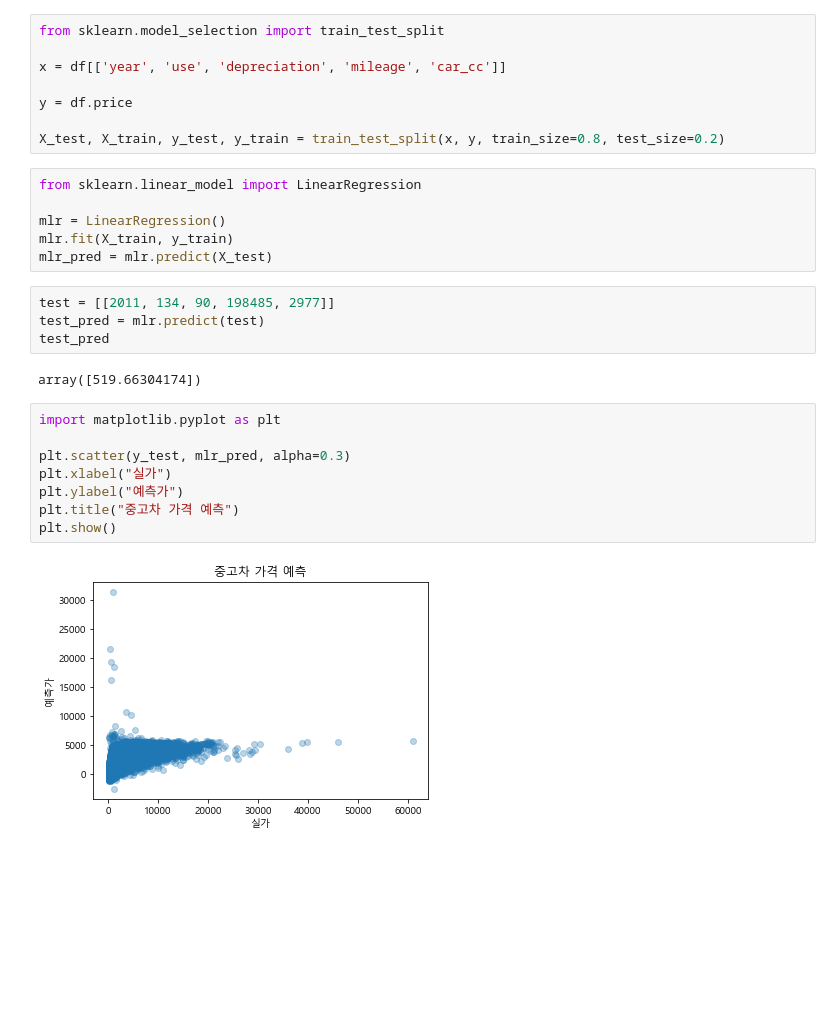
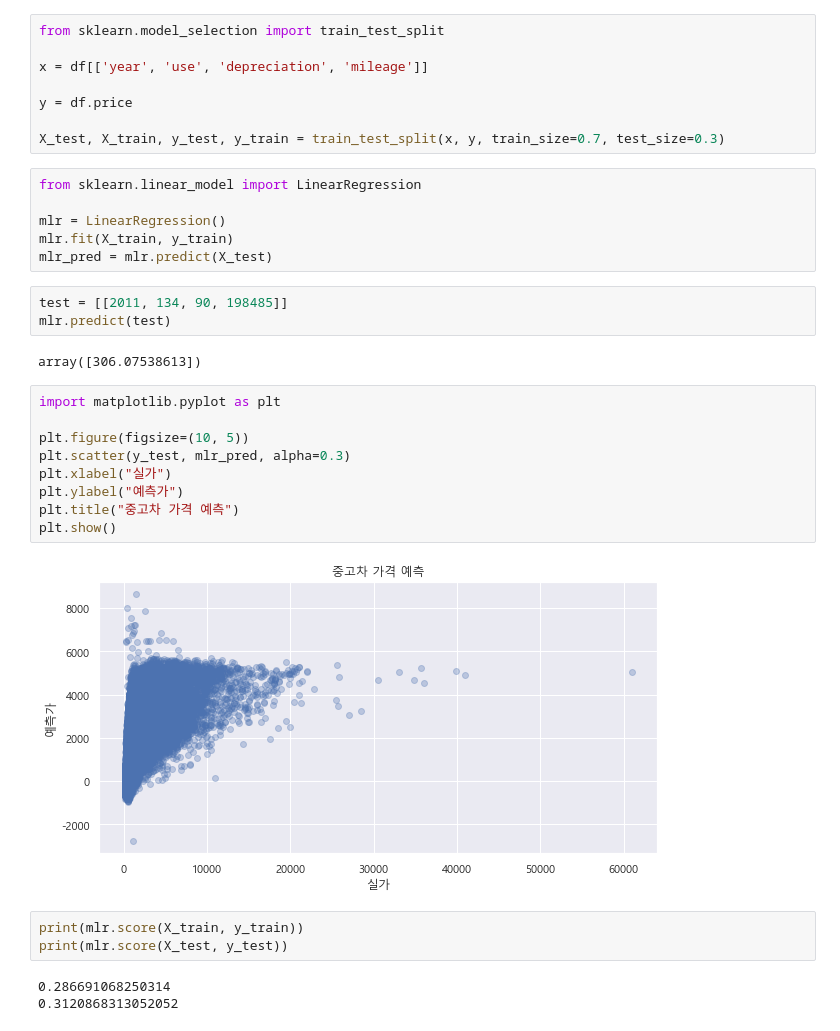
Before and after one commit to ethan528/Python, a Jupyter notebook: 중고차 시세 예측/중고차 가격예측.ipynb, the cells around one changed output. Drawn from its saved outputs; the diff is of its cells as text; blank space fills up the shorter version.

```diff
--- a/중고차 시세 예측/중고차 가격예측.ipynb
+++ b/중고차 시세 예측/중고차 가격예측.ipynb
@@ -60,11 +62,11 @@ df.corr(method='kendall').round(2)
 # %%
 from sklearn.model_selection import train_test_split
 
-x = df[['year', 'use', 'depreciation', 'mileage', 'car_cc']]
+x = df[['year', 'use', 'depreciation', 'mileage']]
 
 y = df.price
 
-X_test, X_train, y_test, y_train = train_test_split(x, y, train_size=0.8, test_size=0.2)
+X_test, X_train, y_test, y_train = train_test_split(x, y, train_size=0.7, test_size=0.3)
 # %%
 from sklearn.linear_model import LinearRegression
 
@@ -72,20 +74,26 @@ mlr = LinearRegression()
 mlr.fit(X_train, y_train)
 mlr_pred = mlr.predict(X_test)
 # %%
-test = [[2011, 134, 90, 198485, 2977]]
-test_pred = mlr.predict(test)
-test_pred
+test = [[2011, 134, 90, 198485]]
+mlr.predict(test)
 # %% [output]
-array([519.66304174])
+array([306.07538613])
 # %%
 import matplotlib.pyplot as plt
 
+plt.figure(figsize=(10, 5))
 plt.scatter(y_test, mlr_pred, alpha=0.3)
 plt.xlabel("실가")
 plt.ylabel("예측가")
 plt.title("중고차 가격 예측")
 plt.show()
 # %% [output]
-[figure, old version]
+[figure, new version]
+# %%
+print(mlr.score(X_train, y_train))
+print(mlr.score(X_test, y_test))
+# %% [output]
+0.286691068250314
+0.3120868313052052
 # %%
 import seaborn as sns
```
Also changed, not shown: parts of 25 cells of this notebook, 2 other files.
